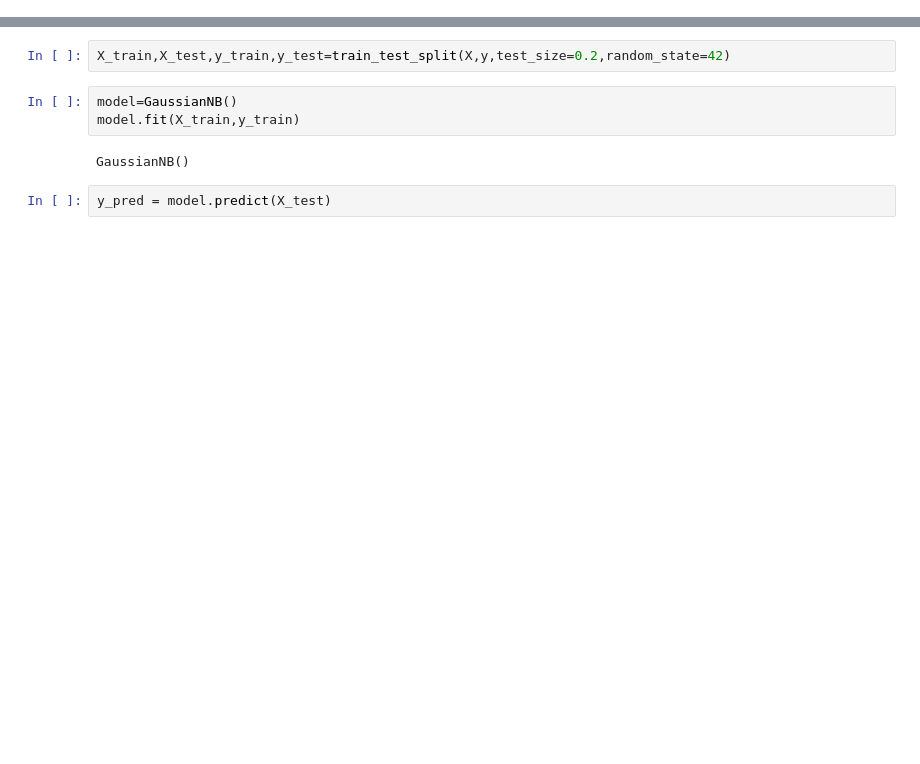
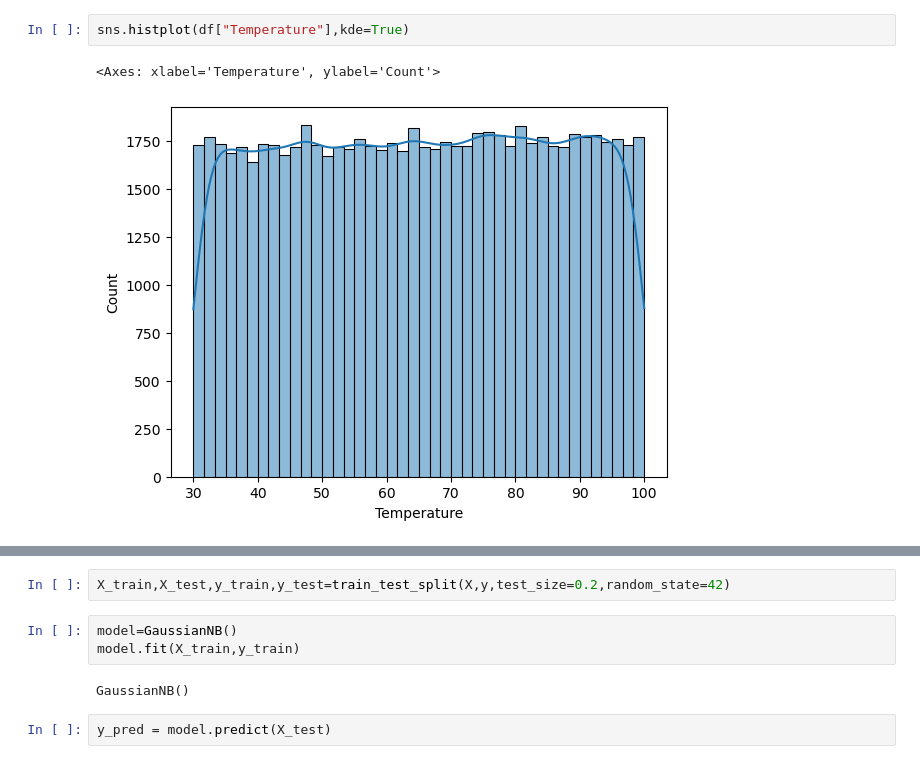
Before and after one commit to sakthigowshick/navie-bayes-weather-forecast, a Jupyter notebook: CODE.ipynb, the cells around one changed output, grey strips where cells are left out. Saved outputs shown, nothing was run; the diff lists cells and outputs as text; blank space fills up the shorter version.

```diff
--- a/CODE.ipynb
+++ b/CODE.ipynb
@@ -23,0 +70,5 @@ df
+# %%
+sns.histplot(df["Temperature"],kde=True)
+# %% [output]
+<Axes: xlabel='Temperature', ylabel='Count'>
+[figure, added]
```
Also changed, not shown: parts of 15 cells of this notebook, 4 other files.
